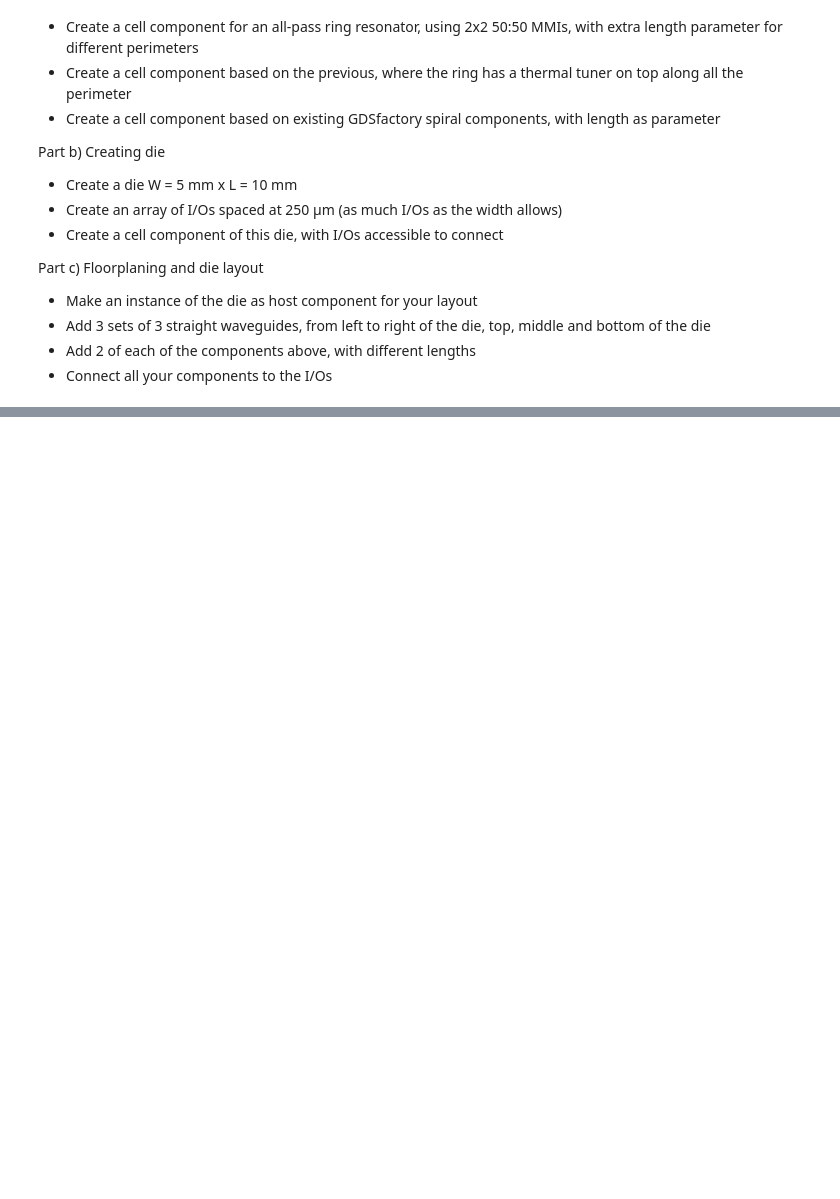
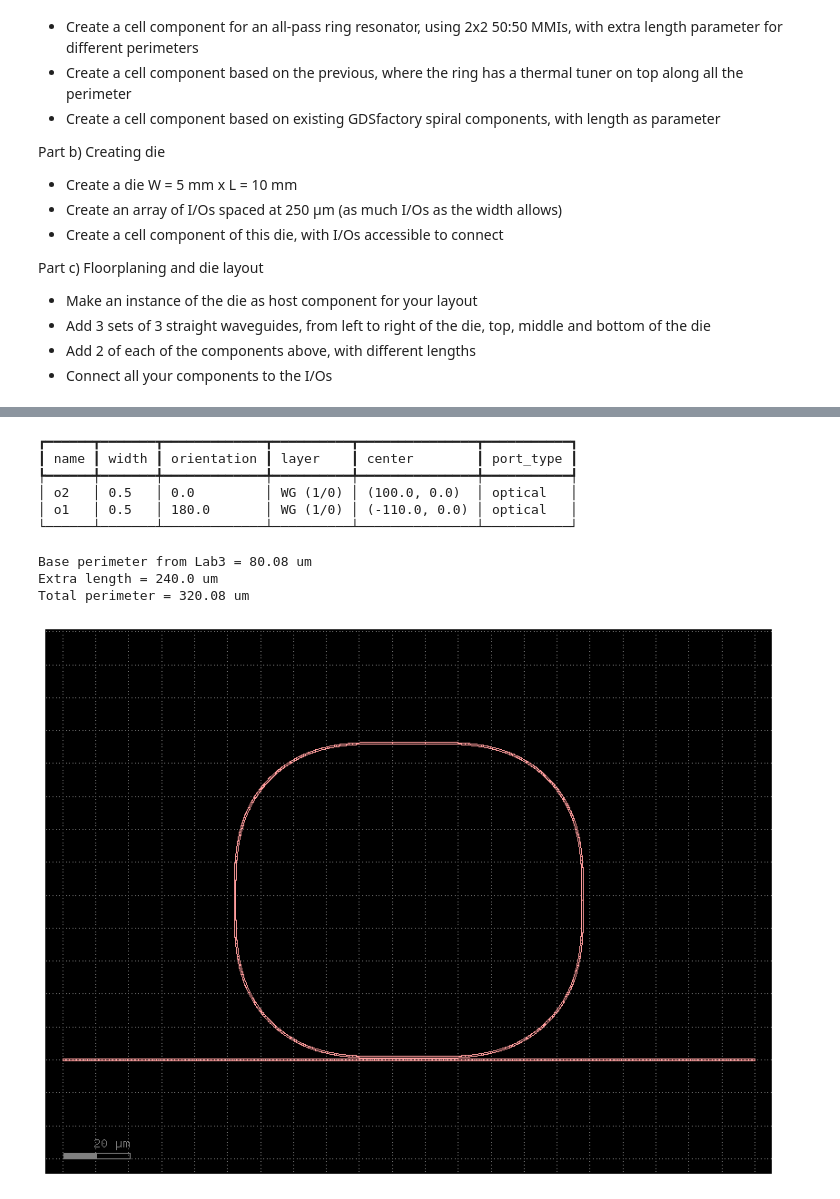
Before and after one commit to Japeacru/cifoin-lab4, a Jupyter notebook: LAYOUT_Student.ipynb, the cells around one changed output, grey strips where cells are left out. Drawn from its saved outputs; the diff is of its cells as text; code cells hidden in the pictures; blank space fills up the shorter version.

```diff
--- a/LAYOUT_Student.ipynb
+++ b/LAYOUT_Student.ipynb
@@ -668,0 +788,52 @@ Part c) Floorplaning and die layout
+# %%
+# LO4 - Part a.3
+# All-pass ring resonator with extra length parameter
+
+import numpy as np
+
+@gf.cell
+def all_pass_ring_lab3(
+    extra_length=0.0,
+    L_ring_base=80.08,
+    gap=0.25,
+    coupling_length=10.0,
+):
+    # Total ring perimeter:
+    # base value from Lab3 + extra length
+    L_ring_total = L_ring_base + extra_length
+
+    # Racetrack approximation:
+    # L_ring_total ≈ 2*pi*R + 2*coupling_length
+    R_ring = (L_ring_total - 2 * coupling_length) / (2 * np.pi)
+
+    xs_ring = gf.cross_section.strip(
+        width=0.5,
+        layer="WG",
+        radius=R_ring,
+        radius_min=5,
+    )
+
+    return gf.components.ring_single(
+        radius=R_ring,
+        gap=gap,
+        length_x=coupling_length,
+        length_y=0.0,
+        cross_section=xs_ring,
+    )
+
+
+ring_exercise = all_pass_ring_lab3(
+    L_ring_base=80.08,     # Lab3 value
+    extra_length=240.0,    # added to obtain a larger perimeter
+    gap=0.25,
+    coupling_length=10.0,
+)
+
+ring_exercise.plot()
+ring_exercise.show()
+ring_exercise.pprint_ports()
+
+print("Base perimeter from Lab3 = 80.08 um")
+print("Extra length = 240.0 um")
+print("Total perimeter = 320.08 um")
+# %% [output]
@@ -668,0 +841,10 @@ Part c) Floorplaning and die layout
+┏━━━━━━┳━━━━━━━┳━━━━━━━━━━━━━┳━━━━━━━━━━┳━━━━━━━━━━━━━━━┳━━━━━━━━━━━┓
+┃ name ┃ width ┃ orientation ┃ layer    ┃ center        ┃ port_type ┃
+┡━━━━━━╇━━━━━━━╇━━━━━━━━━━━━━╇━━━━━━━━━━╇━━━━━━━━━━━━━━━╇━━━━━━━━━━━┩
+│ o2   │ 0.5   │ 0.0         │ WG (1/0) │ (100.0, 0.0)  │ optical   │
+│ o1   │ 0.5   │ 180.0       │ WG (1/0) │ (-110.0, 0.0) │ optical   │
+└──────┴───────┴─────────────┴──────────┴───────────────┴───────────┘
+Base perimeter from Lab3 = 80.08 um
+Extra length = 240.0 um
+Total perimeter = 320.08 um
+[figure, added]
```
Also changed, not shown: parts of 31 cells of this notebook, 1 other file.
